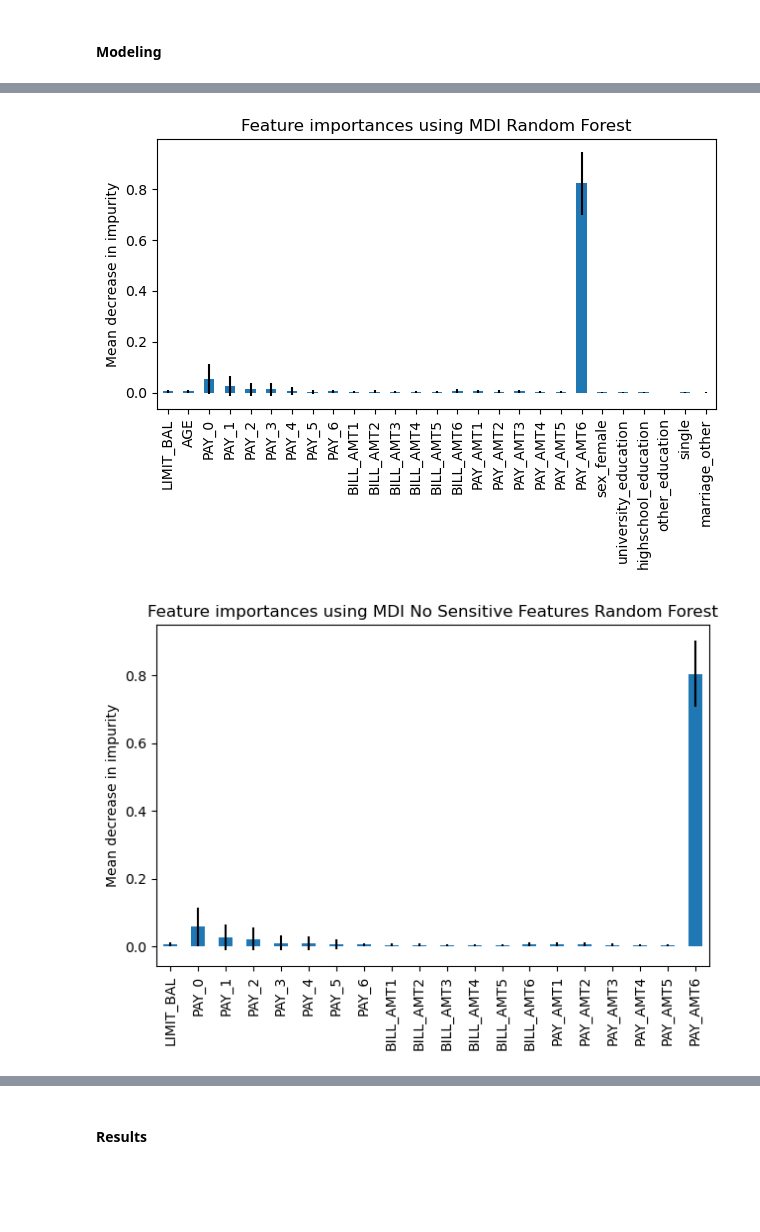
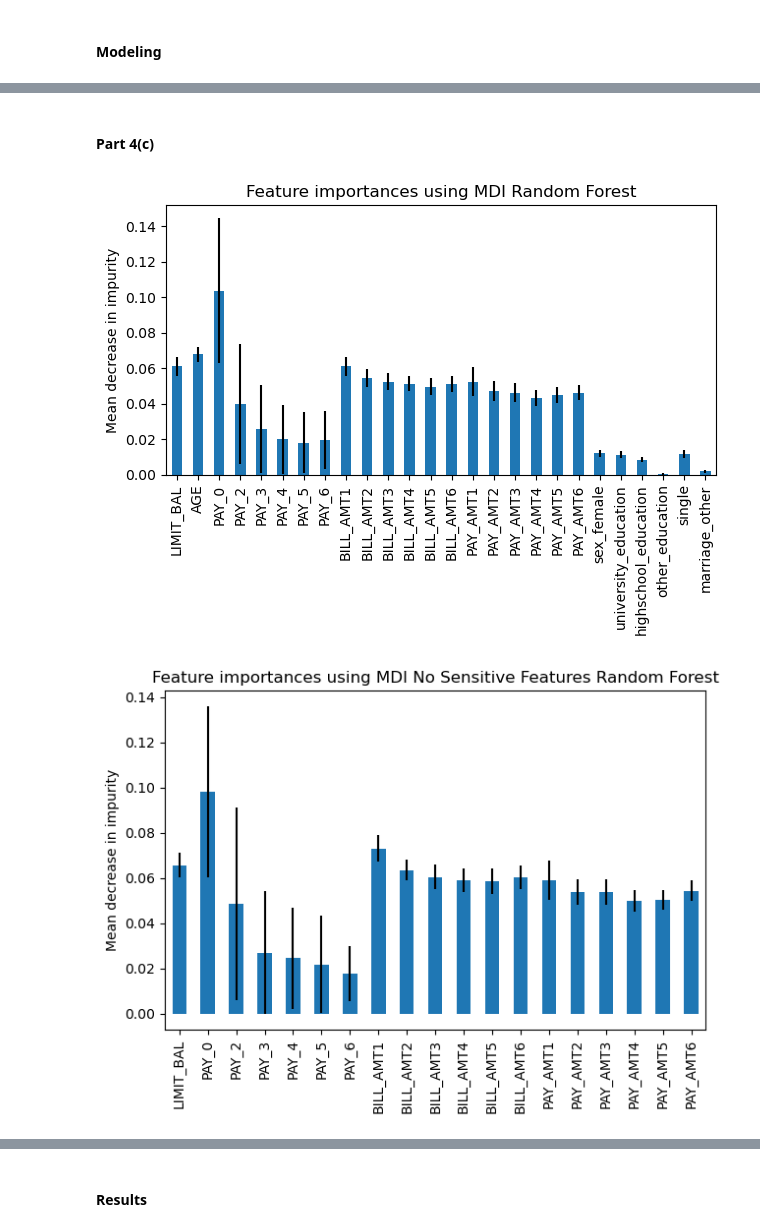
Before and after one commit to dylancvb/credit_risk_prediction, a Jupyter notebook: phase3.ipynb, the cells around one changed output, grey strips where cells are left out. Saved outputs shown, nothing was run; the diff lists cells and outputs as text; code cells hidden in the pictures; blank space fills up the shorter version.

Commit message:
all results except hypothesis stuff

```diff
--- a/phase3.ipynb
+++ b/phase3.ipynb
@@ -267,9 +267,17 @@ X = df.drop('default payment next month', axis=1)
 X = X.drop('sex_male',axis = 1)
 X = X.drop('graduate_education',axis=1)
 X = X.drop('married',axis=1)
+# Ensure these indices in test for results sectionX.drop
+test_indices = [27472,6671,9600, 20463]
+X_hardcoded = X.iloc[test_indices]
+Y_hardcoded = Y.iloc[test_indices]
+X = X.drop(test_indices)
+Y = Y.drop(test_indices)
+X_train, X_test, y_train, y_test = train_test_split(X, Y, test_size=0.25)
+# Including all features
+X_test = pd.concat([X_test,X_hardcoded], axis=0)
+y_test = pd.concat([y_test,Y_hardcoded], axis=0)
 
-# Including all features
-X_train, X_test, y_train, y_test = train_test_split(X, Y, test_size=0.25,)
 
 # Don't evaluate on sensitive features
 protected_cols = ['university_education','highschool_education', 'other_education','single','marriage_other','sex_female', 'AGE']
@@ -465,34 +473,36 @@ print("\n")
+# %% [markdown]
+#### Part 4(c)
 # %%
 importances = rf.feature_importances_
-forest_importances = pd.Series(importances, index=['LIMIT_BAL', 'AGE', 'PAY_0', 'PAY_1','PAY_2', 'PAY_3', 'PAY_4', 'PAY_5',
+forest_importances = pd.Series(importances, index=['LIMIT_BAL', 'AGE', 'PAY_0', 'PAY_2', 'PAY_3', 'PAY_4', 'PAY_5',
        'PAY_6', 'BILL_AMT1', 'BILL_AMT2', 'BILL_AMT3', 'BILL_AMT4',
        'BILL_AMT5', 'BILL_AMT6', 'PAY_AMT1', 'PAY_AMT2', 'PAY_AMT3',
        'PAY_AMT4', 'PAY_AMT5', 'PAY_AMT6', 'sex_female',
-       'university_education', 'highschool_education',
-       'other_education', 'single', 'marriage_other'])
+       'university_education', 'highschool_education', 'other_education',
+       'single', 'marriage_other'])
 
 fig, ax = plt.subplots()
 std = np.std([tree.feature_importances_ for tree in rf.estimators_], axis=0)
 forest_importances.plot.bar(yerr=std, ax=ax)
 ax.set_title("Feature importances using MDI Random Forest")
 ax.set_ylabel("Mean decrease in impurity")
 fig.tight_layout()
 
 importances = rf1.feature_importances_
-forest_importances = pd.Series(importances, index=['LIMIT_BAL', 'PAY_0','PAY_1', 'PAY_2', 'PAY_3', 'PAY_4', 'PAY_5',
-       'PAY_6', 'BILL_AMT1', 'BILL_AMT2', 'BILL_AMT3', 'BILL_AMT4',
-       'BILL_AMT5', 'BILL_AMT6', 'PAY_AMT1', 'PAY_AMT2', 'PAY_AMT3',
-       'PAY_AMT4', 'PAY_AMT5', 'PAY_AMT6'])
+forest_importances = pd.Series(importances, index=['LIMIT_BAL', 'PAY_0', 'PAY_2', 'PAY_3', 'PAY_4', 'PAY_5', 'PAY_6',
+       'BILL_AMT1', 'BILL_AMT2', 'BILL_AMT3', 'BILL_AMT4', 'BILL_AMT5',
+       'BILL_AMT6', 'PAY_AMT1', 'PAY_AMT2', 'PAY_AMT3', 'PAY_AMT4', 'PAY_AMT5',
+       'PAY_AMT6'])
 
 fig, ax = plt.subplots()
 std = np.std([tree.feature_importances_ for tree in rf1.estimators_], axis=0)
 forest_importances.plot.bar(yerr=std, ax=ax)
 ax.set_title("Feature importances using MDI No Sensitive Features Random Forest")
 ax.set_ylabel("Mean decrease in impurity")
 fig.tight_layout()
 # %% [output]
-[figure, old version]
+[figure, new version]
-[figure, old version]
+[figure, new version]
 # %%
 # AUC
 logreg_auc = roc_auc_score(y_test, logreg_preds)
```
Also changed, not shown: parts of 18 cells of this notebook.
